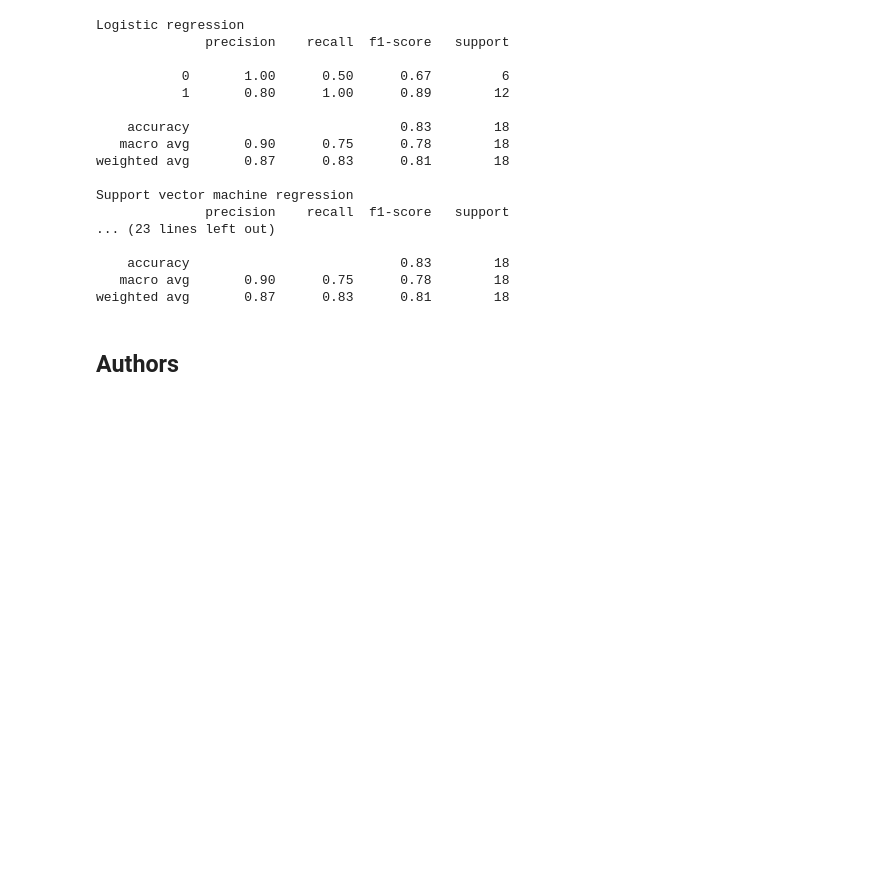
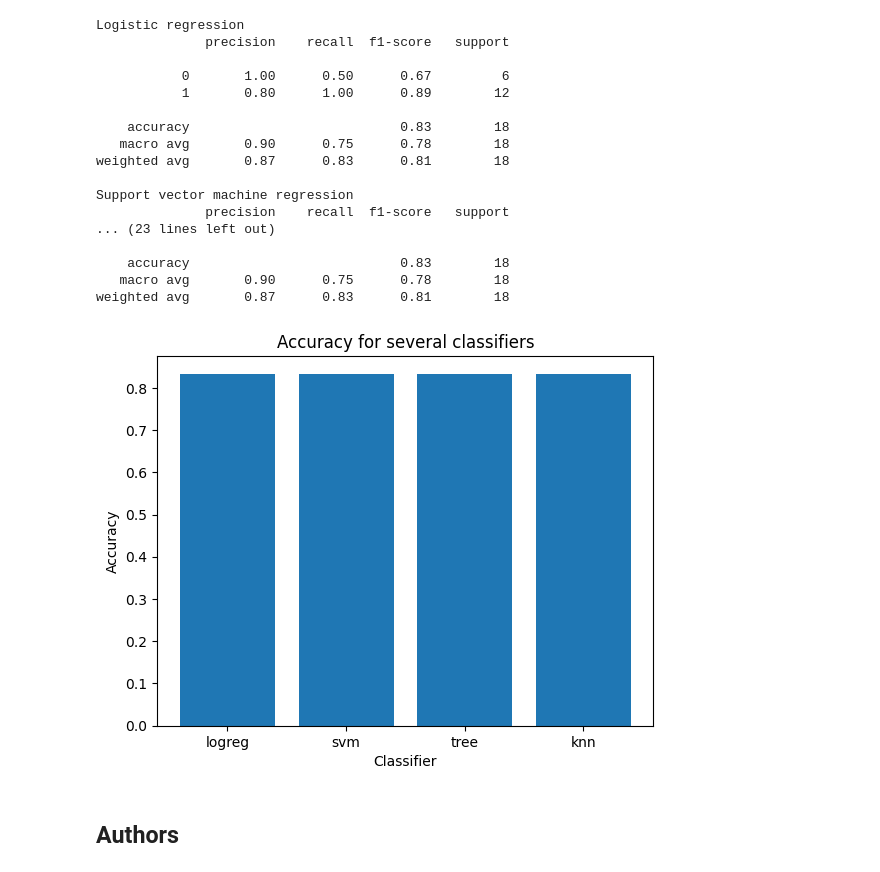
Before and after one commit to d-bruschini/IBM-applied-data-science-capstone, a Jupyter notebook: SpaceX_Machine Learning Prediction_Part_5.ipynb, the cells around one changed output. Drawn from its saved outputs; the diff is of its cells as text; code cells hidden in the pictures; blank space fills up the shorter version.

```diff
--- a/SpaceX_Machine Learning Prediction_Part_5.ipynb
+++ b/SpaceX_Machine Learning Prediction_Part_5.ipynb
@@ -414,6 +414,14 @@ Support vector machine regression
     accuracy                           0.83        18
    macro avg       0.90      0.75      0.78        18
 weighted avg       0.87      0.83      0.81        18
+# %%
+plt.bar(scores.keys(), scores.values())
+plt.title("Accuracy for several classifiers")
+plt.xlabel("Classifier")
+plt.ylabel("Accuracy")
+plt.show()
+# %% [output]
+[figure, added]
 # %% [markdown]
 ## Authors
 # %% [markdown]
```
Also changed, not shown: parts of 2 cells of this notebook.
